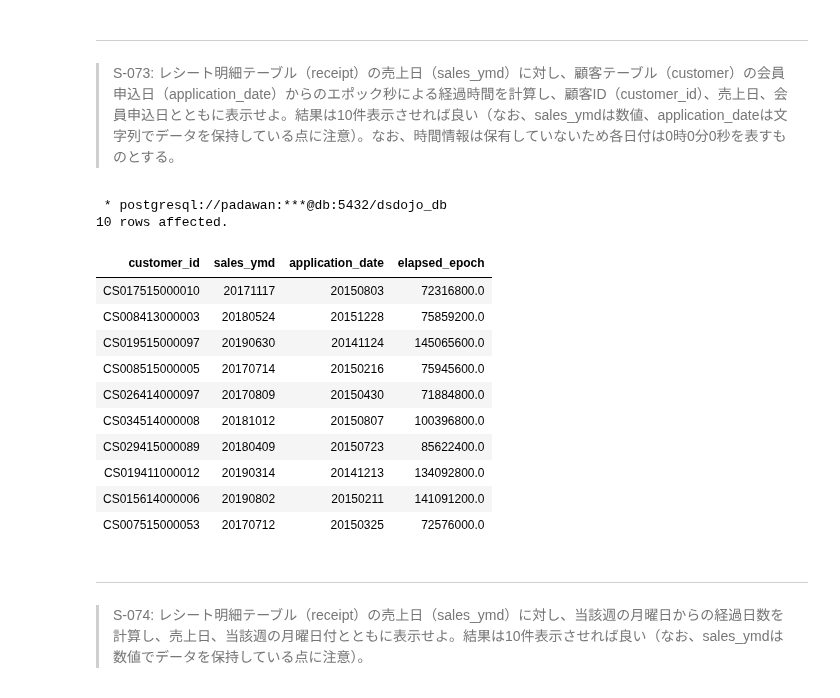
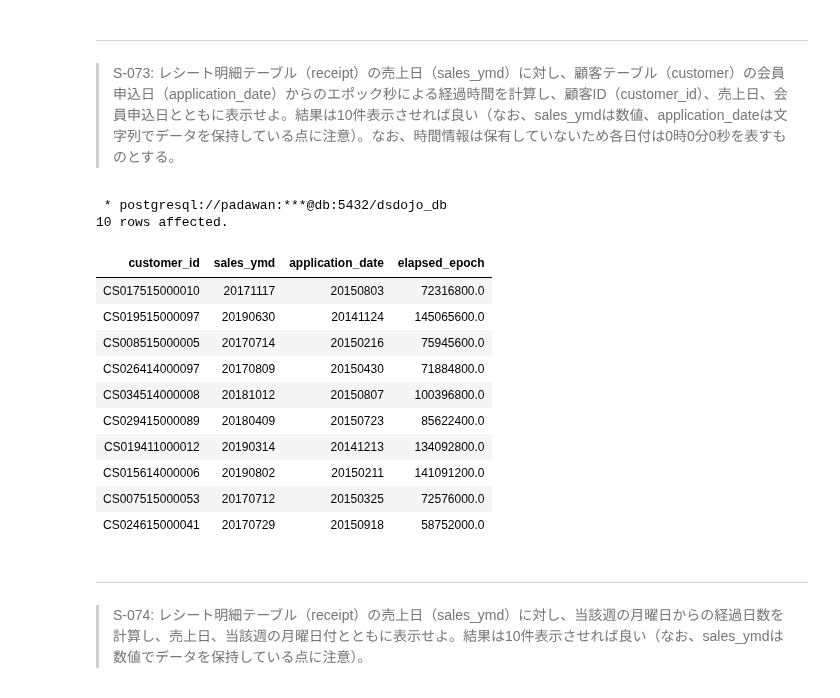
Before and after one commit to The-Japan-DataScientist-Society/100knocks-preprocess, a Jupyter notebook: docker/work/answer/ans_preprocess_knock_SQL.ipynb, the cells around one changed output. Saved outputs shown, nothing was run; the diff lists cells and outputs as text; code cells hidden in the pictures.

```diff
--- a/docker/work/answer/ans_preprocess_knock_SQL.ipynb
+++ b/docker/work/answer/ans_preprocess_knock_SQL.ipynb
@@ -2090,32 +2128,34 @@ LIMIT 10
 # %%
 %%sql
 
 WITH receit_distinct AS (
     SELECT distinct
         customer_id,
         sales_ymd
     FROM
         receipt
 )
 SELECT
     c.customer_id,
     r.sales_ymd,
     c.application_date,
-    EXTRACT(EPOCH FROM TO_TIMESTAMP(CAST(r.sales_ymd AS VARCHAR), 'YYYYMMDD')) -
-                      EXTRACT(EPOCH FROM TO_TIMESTAMP(c.application_date, 'YYYYMMDD')) AS elapsed_epoch
+    EXTRACT(
+        EPOCH FROM TO_TIMESTAMP(CAST(r.sales_ymd AS VARCHAR), 'YYYYMMDD'))
+            - EXTRACT(
+                EPOCH FROM TO_TIMESTAMP(c.application_date, 'YYYYMMDD')
+              ) AS elapsed_epoch
 FROM
     receit_distinct r
 JOIN
     customer c
 ON
     r.customer_id = c.customer_id
 LIMIT 10
 # %% [output]
  * postgresql://padawan:***@db:5432/dsdojo_db
 10 rows affected.
 | customer_id | sales_ymd | application_date | elapsed_epoch |
 | CS017515000010 | 20171117 | 20150803 | 72316800.0 |
-| CS008413000003 | 20180524 | 20151228 | 75859200.0 |
 | CS019515000097 | 20190630 | 20141124 | 145065600.0 |
 | CS008515000005 | 20170714 | 20150216 | 75945600.0 |
 | CS026414000097 | 20170809 | 20150430 | 71884800.0 |
@@ -2124,6 +2164,7 @@ LIMIT 10
 | CS019411000012 | 20190314 | 20141213 | 134092800.0 |
 | CS015614000006 | 20190802 | 20150211 | 141091200.0 |
 | CS007515000053 | 20170712 | 20150325 | 72576000.0 |
+| CS024615000041 | 20170729 | 20150918 | 58752000.0 |
 # %% [markdown]
 ---
 > S-074: レシート明細テーブル（receipt）の売上日（sales_ymd）に対し、当該週の月曜日からの経過日数を計算し、売上日、当該週の月曜日付とともに表示せよ。結果は10件表示させれば良い（なお、sales_ymdは数値でデータを保持している点に注意）。
```
Also changed, not shown: parts of 61 cells of this notebook, 5 other files.
